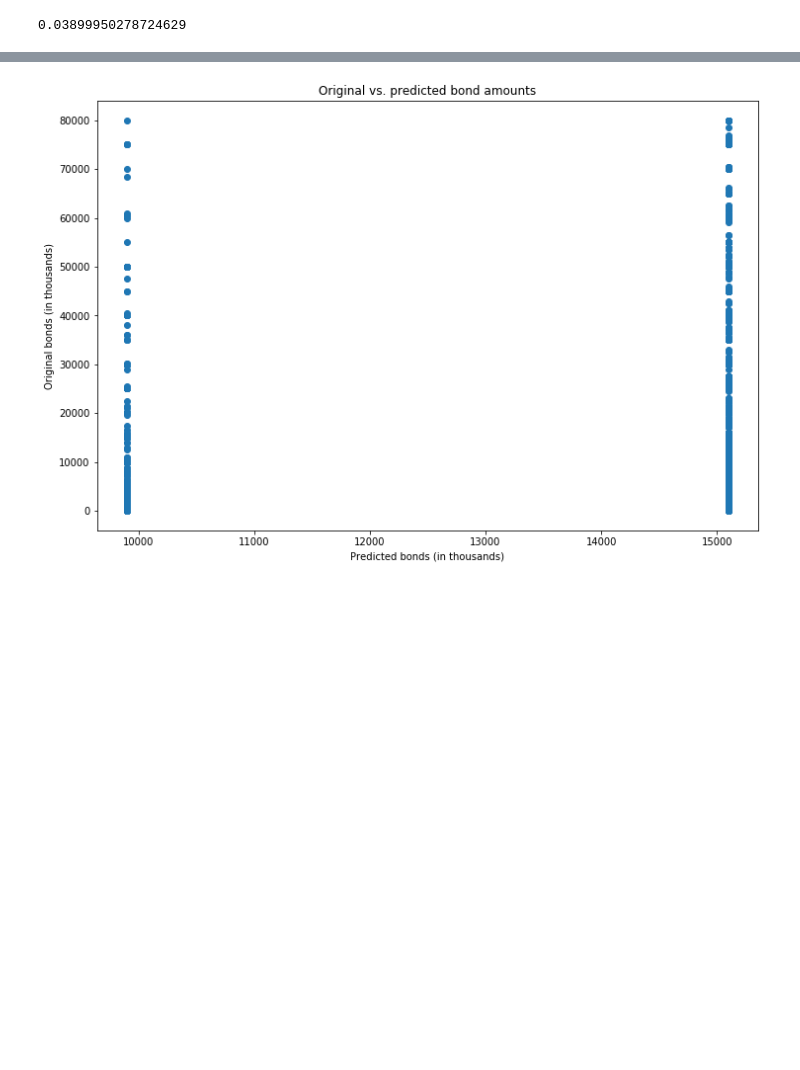
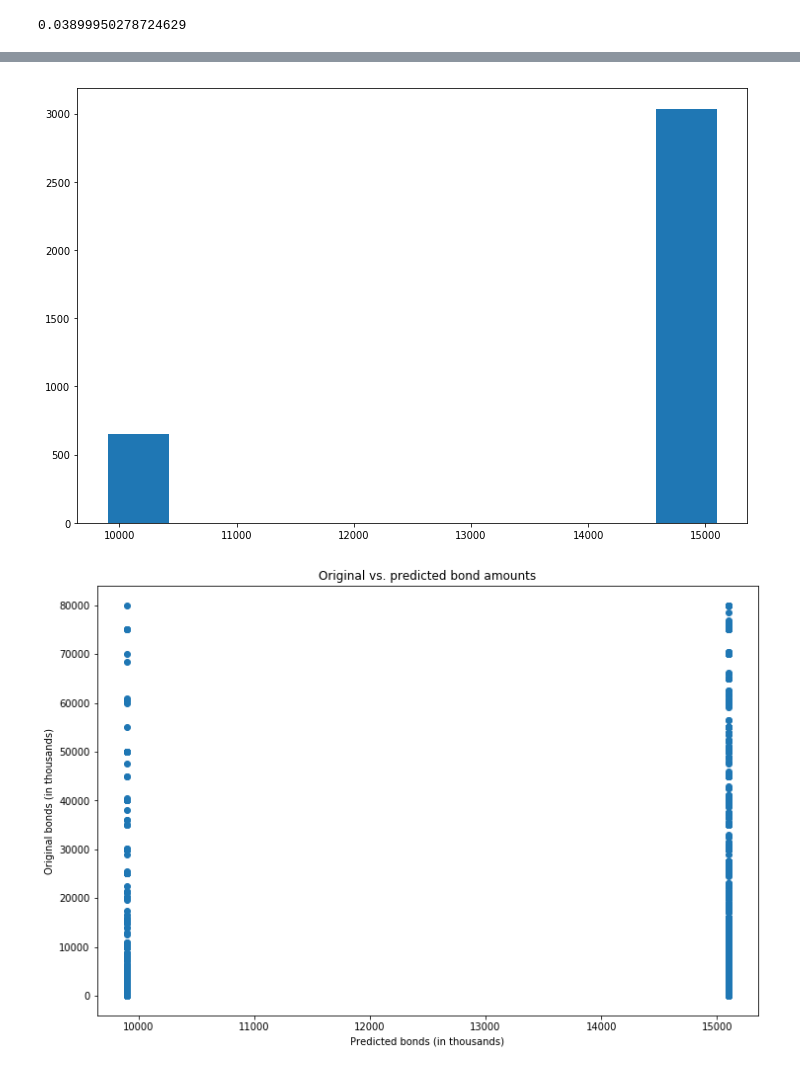
Before and after one commit to SlothDream/SBCap1_CT, a Jupyter notebook: CT_Analysis_Linear.ipynb, the cells around one changed output, grey strips where cells are left out. Saved outputs shown, nothing was run; the diff lists cells and outputs as text; code cells hidden in the pictures; blank space fills up the shorter version.

```diff
--- a/CT_Analysis_Linear.ipynb
+++ b/CT_Analysis_Linear.ipynb
@@ -168,6 +168,11 @@ Covariance Type:            nonrobust
 
 Warnings:
 [1] Standard Errors assume that the covariance matrix of the errors is correctly specified.
+# %%
+_, ax = plt.subplots(figsize=(12,8))
+_ = plt.hist(m.fittedvalues)
+# %% [output]
+[figure, added]
 # %%
 _, ax = plt.subplots(figsize=(12,8))
 _ = plt.scatter(m.fittedvalues, sm_df.bond_amount)
```
Also changed, not shown: parts of 6 cells of this notebook.
